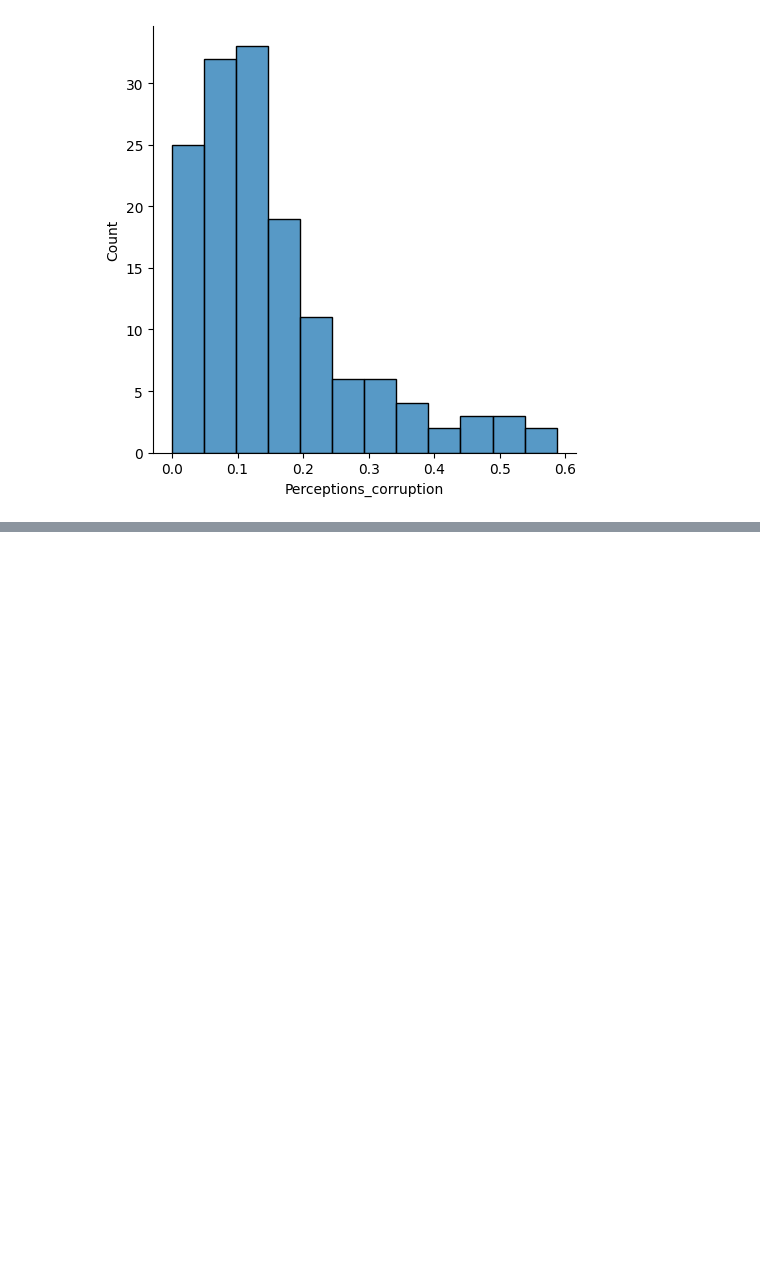
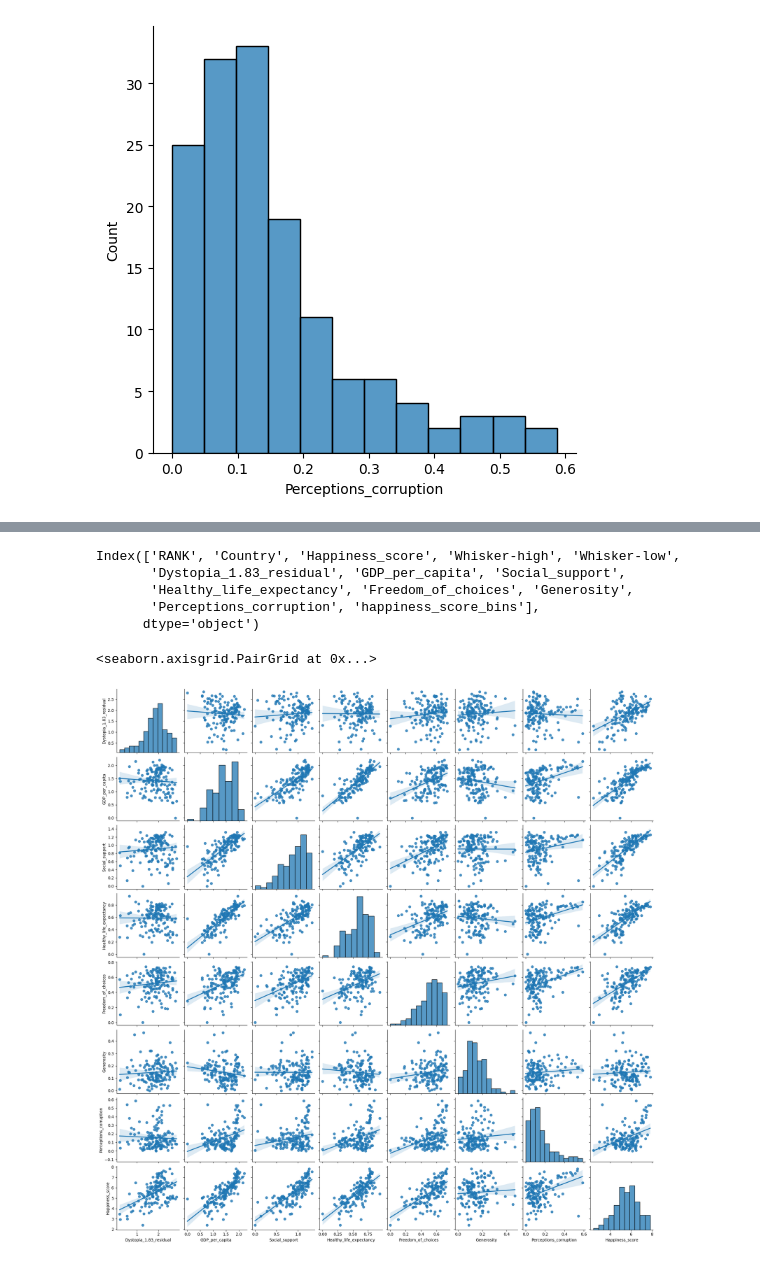
Before and after one commit to AyantikaChatt/world_happiness_index, a Jupyter notebook: happiness_index.ipynb, the cells around one changed output, grey strips where cells are left out. Saved outputs shown, nothing was run; the diff lists cells and outputs as text; code cells hidden in the pictures; blank space fills up the shorter version.

```diff
--- a/happiness_index.ipynb
+++ b/happiness_index.ipynb
@@ -74,0 +126,19 @@ for feature in features:
+# %%
+# a high correlation is observed (since there are minimal number of outlier data
+
+df.columns
+# %% [output]
+Index(['RANK', 'Country', 'Happiness_score', 'Whisker-high', 'Whisker-low',
+       'Dystopia_1.83_residual', 'GDP_per_capita', 'Social_support',
+       'Healthy_life_expectancy', 'Freedom_of_choices', 'Generosity',
+       'Perceptions_corruption', 'happiness_score_bins'],
+      dtype='object')
+# %%
+features = ['Dystopia_1.83_residual', 'GDP_per_capita',
+       'Social_support', 'Healthy_life_expectancy',
+       'Freedom_of_choices', 'Generosity', 'Perceptions_corruption', 'Happiness_score']
+# %%
+sns.pairplot(df[features], kind='reg')
+# %% [output]
+<seaborn.axisgrid.PairGrid at 0x...>
+[figure, added]
```
Also changed, not shown: parts of 10 cells of this notebook.
